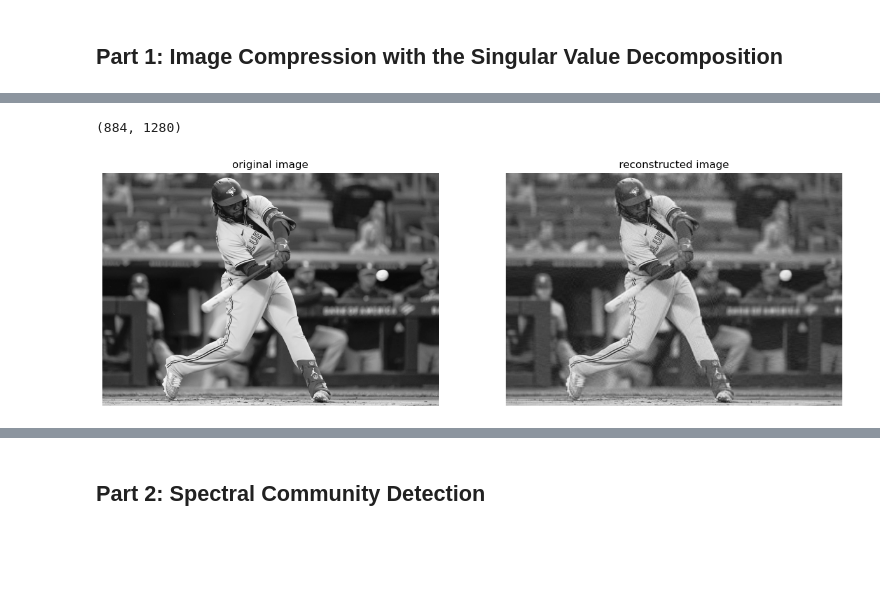
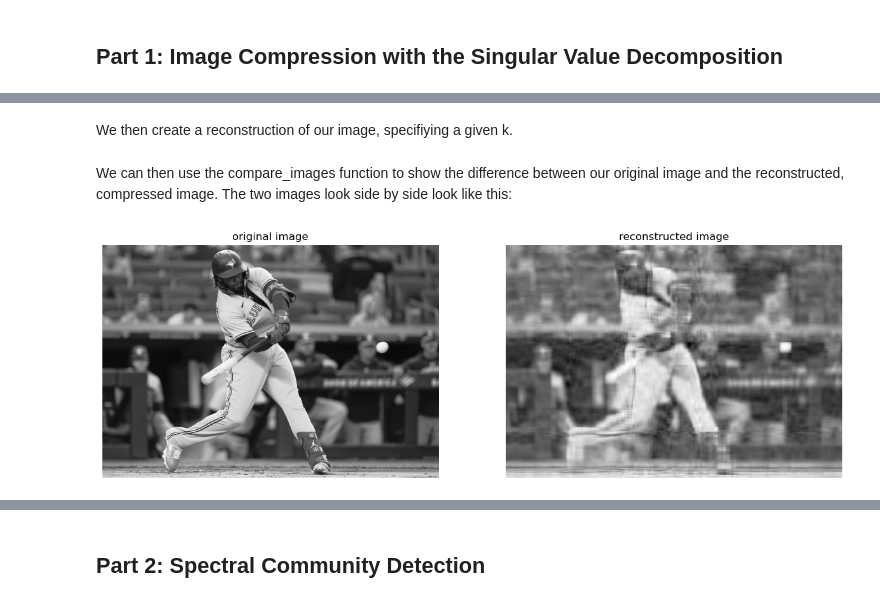
Before and after one commit to davidmbyrne/davidmbyrne.github.io, a Jupyter notebook: posts/unsupervised-learning/index.ipynb, the cells around one changed output, grey strips where cells are left out. Saved outputs shown, nothing was run; the diff lists cells and outputs as text; code cells hidden in the pictures; blank space fills up the shorter version.

```diff
--- a/posts/unsupervised-learning/index.ipynb
+++ b/posts/unsupervised-learning/index.ipynb
@@ -34,22 +35,11 @@ def to_greyscale(im):
 grey_img = to_greyscale(img)
+# %% [markdown]
+We then create a reconstruction of our image, specifiying a given k.
 # %%
-obj = SVD()
-a = obj.svd_reconstruct(img, 100)
+reconstruction = svd_reconstruct(grey_img, 20)
-# %%
-def compare_images(A, A_):
-
-    fig, axarr = plt.subplots(1, 2, figsize = (15, 10))
-
-    axarr[0].imshow(A, cmap = "Greys")
-    axarr[0].axis("off")
-    axarr[0].set(title = "original image")
-
-    axarr[1].imshow(A_, cmap = "Greys")
-    axarr[1].axis("off")
-    axarr[1].set(title = "reconstructed image")
-
-print(grey_img.shape)
-compare_images(grey_img, a)
-# %% [output]
-(884, 1280)
-[figure, removed]
+# %% [markdown]
+We can then use the compare_images function to show the difference between our original image and the reconstructed, compressed image. The two images look side by side look like this:
+# %%
+compare_images(grey_img, reconstruction)
+# %% [output]
+[figure, added]
```
Also changed, not shown: parts of 21 cells of this notebook, 13 other files.
